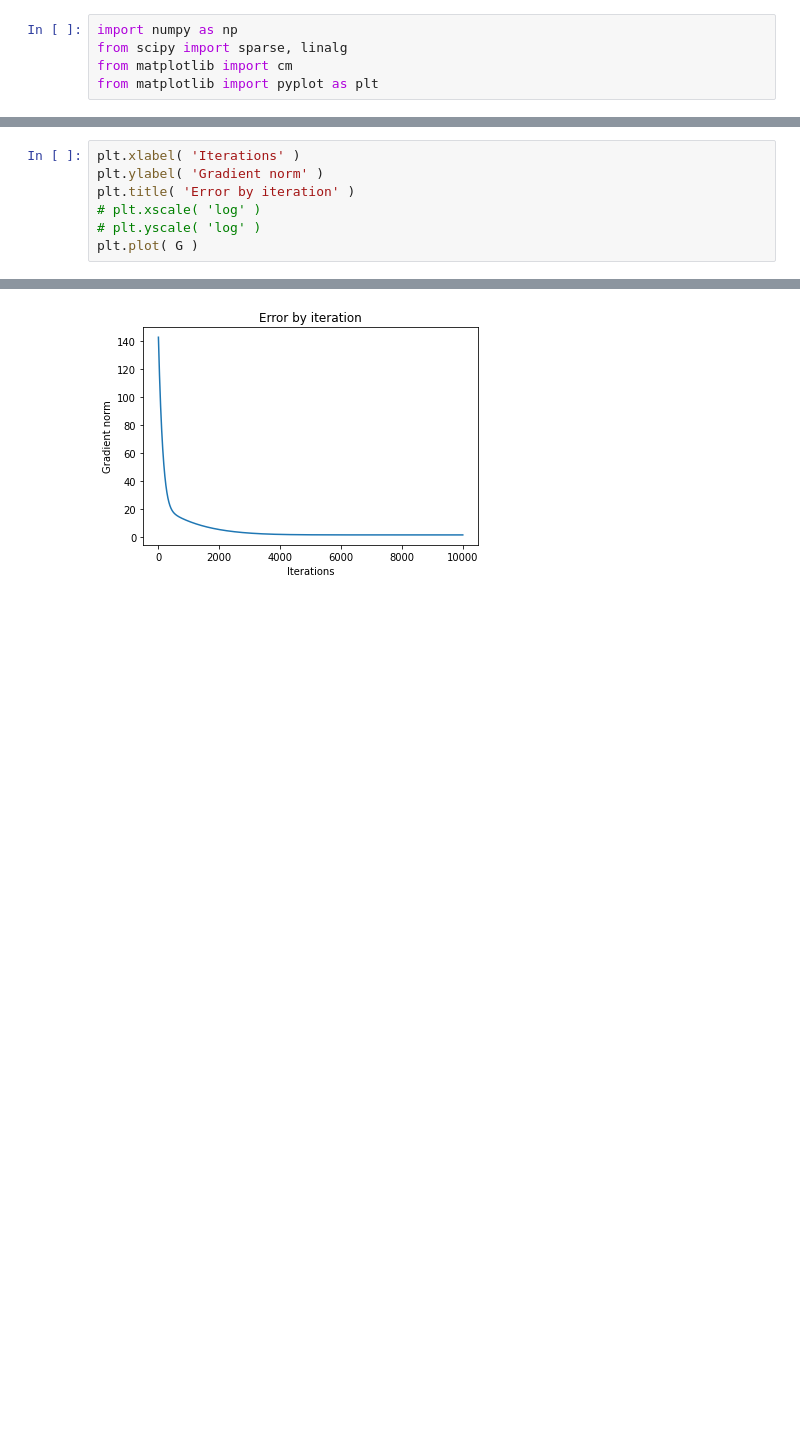
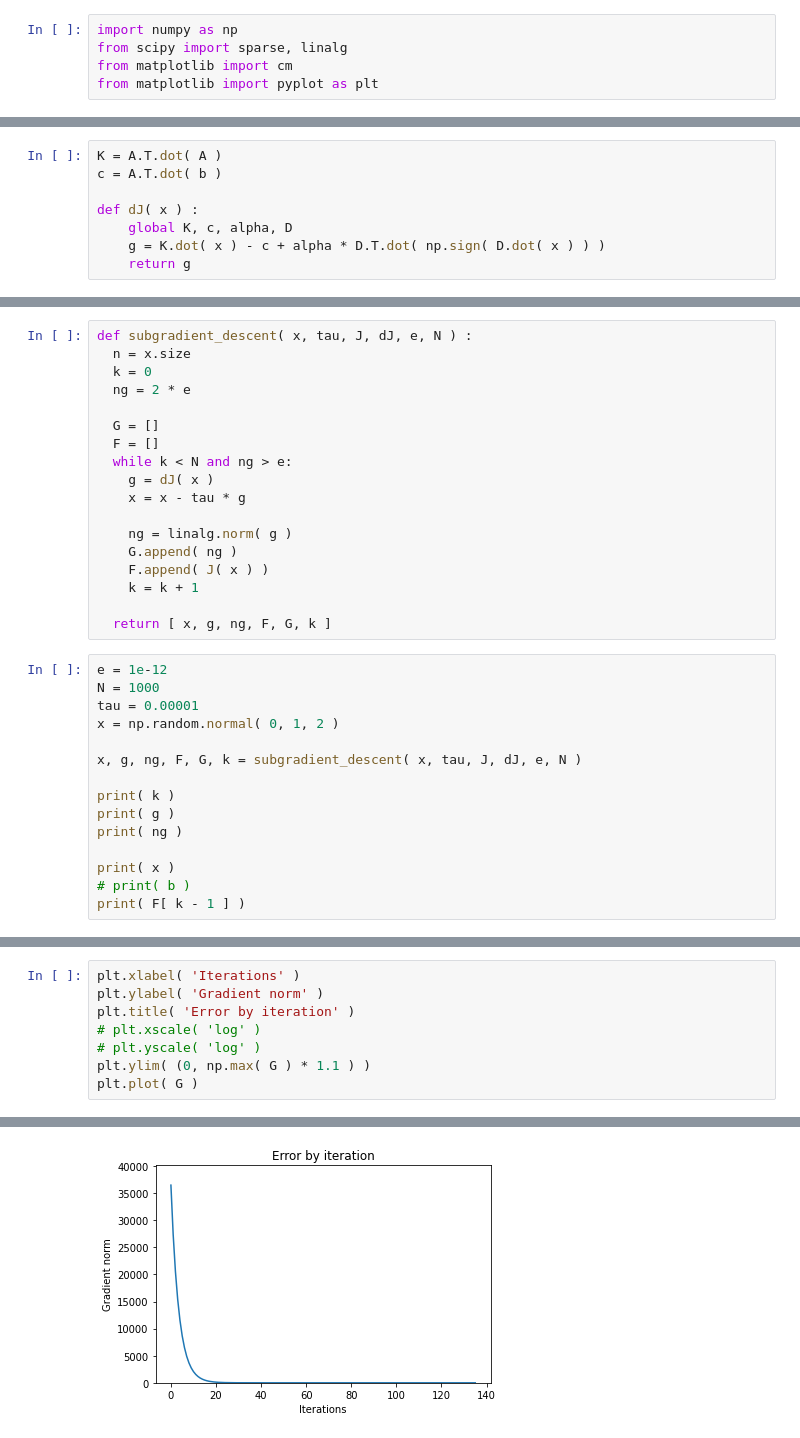
Before and after one commit to Geostatistic/convex_analysis, a Jupyter notebook: jupyter/con_ana_exe_6.ipynb, the cells around one changed output, grey strips where cells are left out. Cells and saved outputs as stored; diff of their text form; blank space fills up the shorter version.

```diff
--- a/jupyter/con_ana_exe_6.ipynb
+++ b/jupyter/con_ana_exe_6.ipynb
@@ -46,0 +48,8 @@ prox_{\tau G}(x) =
+# %%
+K = A.T.dot( A )
+c = A.T.dot( b )
+
+def dJ( x ) :
+    global K, c, alpha, D
+    g = K.dot( x ) - c + alpha * D.T.dot( np.sign( D.dot( x ) ) )
+    return g
@@ -128,0 +102,33 @@ print( x )
+# %%
+def subgradient_descent( x, tau, J, dJ, e, N ) :
+  n = x.size
+  k = 0
+  ng = 2 * e
+
+  G = []
+  F = []
+  while k < N and ng > e:
+    g = dJ( x )
+    x = x - tau * g
+
+    ng = linalg.norm( g )
+    G.append( ng )
+    F.append( J( x ) )
+    k = k + 1
+
+  return [ x, g, ng, F, G, k ]
+# %%
+e = 1e-12
+N = 1000
+tau = 0.00001
+x = np.random.normal( 0, 1, 2 )
+
+x, g, ng, F, G, k = subgradient_descent( x, tau, J, dJ, e, N )
+
+print( k )
+print( g )
+print( ng )
+
+print( x )
+# print( b )
+print( F[ k - 1 ] )
@@ -139,10 +149,11 @@ plt.plot( F )
 # %%
 plt.xlabel( 'Iterations' )
 plt.ylabel( 'Gradient norm' )
 plt.title( 'Error by iteration' )
 # plt.xscale( 'log' )
 # plt.yscale( 'log' )
+plt.ylim( (0, np.max( G ) * 1.1 ) )
 plt.plot( G )
 # %% [output]
 [<matplotlib.lines.Line2D at 0x...>]
-[figure, old version]
+[figure, new version]
```
Also changed, not shown: parts of 23 cells of this notebook, 5 other files.
